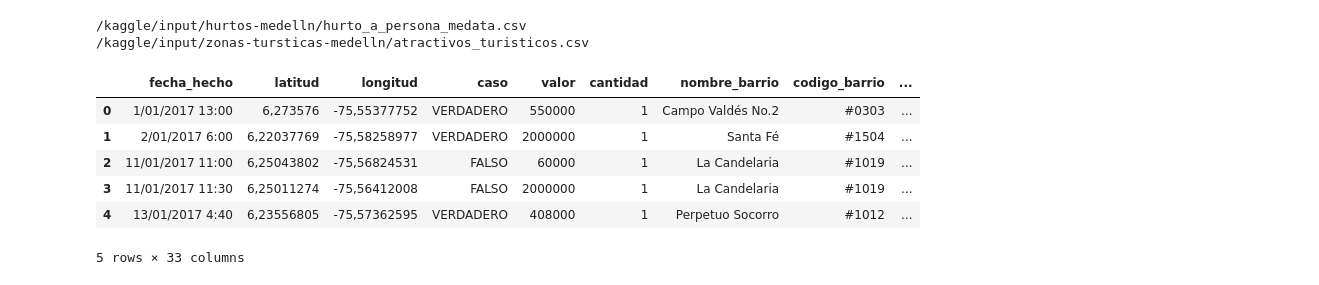
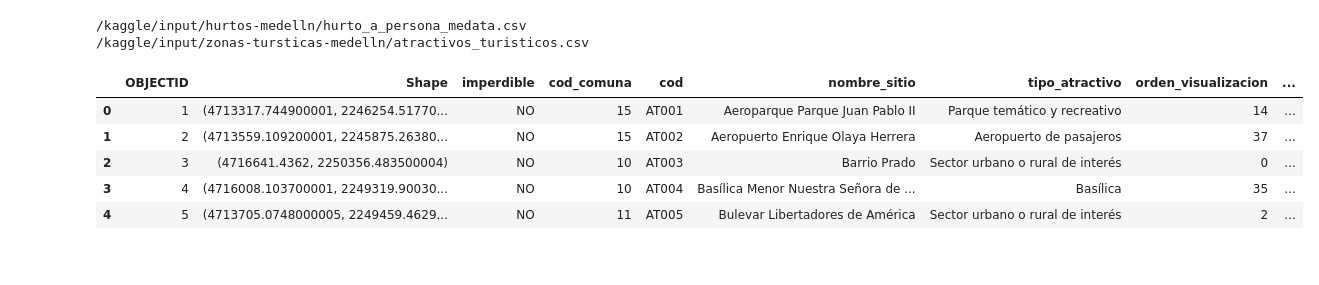
Before and after one commit to DanielDi/UN_datathon_post-data, a Jupyter notebook: datathon-post-data.ipynb, the cells around one changed output. Saved outputs shown, nothing was run; the diff lists cells and outputs as text; code cells hidden in the pictures.

Commit message:
Kaggle Notebook | Datathon post-data | Version 4

```diff
--- a/datathon-post-data.ipynb
+++ b/datathon-post-data.ipynb
@@ -19,17 +19,19 @@ for dirname, _, filenames in os.walk('/kaggle/input'):
 # %% [output]
 /kaggle/input/hurtos-medelln/hurto_a_persona_medata.csv
 /kaggle/input/zonas-tursticas-medelln/atractivos_turisticos.csv
-# %%
-df = pd.read_csv('/kaggle/input/hurtos-medelln/hurto_a_persona_medata.csv', encoding='latin1', delimiter=';')
-df.head()
-# %% [output]
-|  | fecha_hecho | latitud | longitud | caso | valor | cantidad | nombre_barrio | codigo_barrio | ... |
-| 0 | 1/01/2017 13:00 | 6,273576 | -75,55377752 | VERDADERO | 550000 | 1 | Campo Valdés No.2 | #0303 | ... |
-| 1 | 2/01/2017 6:00 | 6,22037769 | -75,58258977 | VERDADERO | 2000000 | 1 | Santa Fé | #1504 | ... |
-| 2 | 11/01/2017 11:00 | 6,25043802 | -75,56824531 | FALSO | 60000 | 1 | La Candelaria | #1019 | ... |
-| 3 | 11/01/2017 11:30 | 6,25011274 | -75,56412008 | FALSO | 2000000 | 1 | La Candelaria | #1019 | ... |
-| 4 | 13/01/2017 4:40 | 6,23556805 | -75,57362595 | VERDADERO | 408000 | 1 | Perpetuo Socorro | #1012 | ... |
-5 rows × 33 columns
+# %%
+df_lugares = pd.read_csv('/kaggle/input/zonas-tursticas-medelln/atractivos_turisticos.csv', encoding='latin1')
+# Convertir las columnas de coordenadas a tipo float
+df_lugares['x_origen_nacional'] = df_lugares['x_origen_nacional'].astype(float)
+df_lugares['y_origen_nacional'] = df_lugares['y_origen_nacional'].astype(float)
+df_lugares.head()
+# %% [output]
+|  | OBJECTID | Shape | imperdible | cod_comuna | cod | nombre_sitio | tipo_atractivo | orden_visualizacion | ... |
+| 0 | 1 | (4713317.744900001, 2246254.51770... | NO | 15 | AT001 | Aeroparque Parque Juan Pablo II | Parque temático y recreativo | 14 | ... |
+| 1 | 2 | (4713559.109200001, 2245875.26380... | NO | 15 | AT002 | Aeropuerto Enrique Olaya Herrera | Aeropuerto de pasajeros | 37 | ... |
+| 2 | 3 | (4716641.4362, 2250356.483500004) | NO | 10 | AT003 | Barrio Prado | Sector urbano o rural de interés | 0 | ... |
+| 3 | 4 | (4716008.103700001, 2249319.90030... | NO | 10 | AT004 | Basílica Menor Nuestra Señora de ... | Basílica | 35 | ... |
+| 4 | 5 | (4713705.0748000005, 2249459.4629... | NO | 11 | AT005 | Bulevar Libertadores de América | Sector urbano o rural de interés | 2 | ... |
 # %%
 import pandas as pd
 
```
Also changed, not shown: parts of 10 cells of this notebook.
